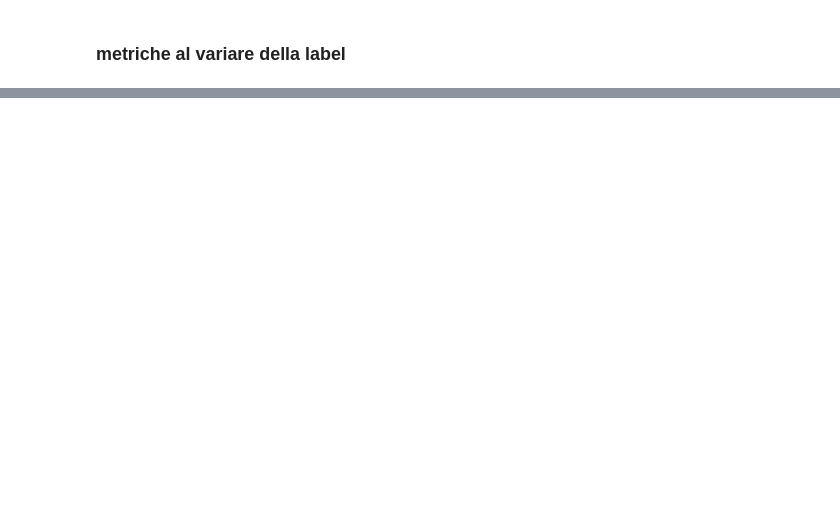
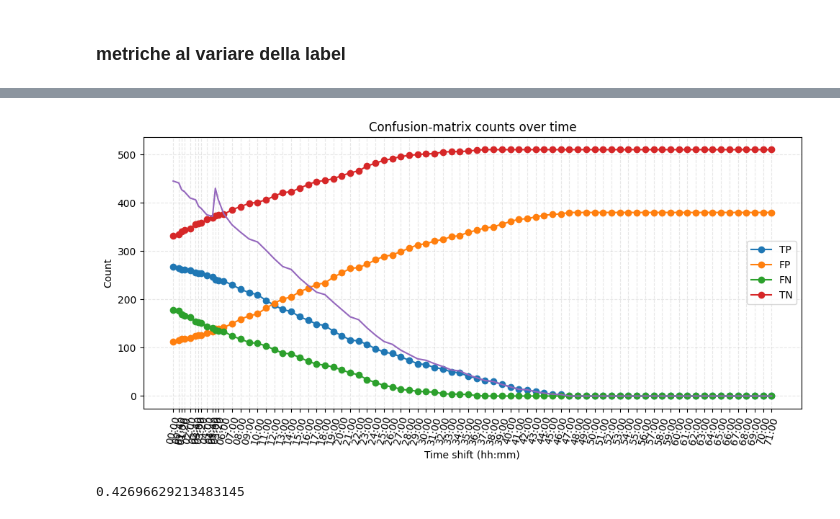
Before and after one commit to dandarm/VideoMAEv2, a Jupyter notebook: Model_stats.ipynb, the cells around one changed output, grey strips where cells are left out. Cells and saved outputs as stored; diff of their text form; code cells hidden in the pictures; blank space fills up the shorter version.

Commit message:
confusion matrix over time

```diff
--- a/Model_stats.ipynb
+++ b/Model_stats.ipynb
@@ -173,8 +228,3 @@ df_dataset_csv_test_p.merge(df_predictions, on='path')
 from dataset_labeling_study import aggiorna_label_distanza_temporale
 from build_dataset import get_gruppi_date, create_tile_videos, group_df_by_offsets
 from dataset_labeling_study import create_tile_videos_relabeling, create_df_video_from_master_df_relabeling
-# %%
-df_data = pd.read_csv("master_data_2020_wID.csv", parse_dates=['datetime', 'start_time', 'end_time', 'delta_time'])
-#df_data.info()
-df_data['delta_time'] = pd.to_timedelta(df_data['delta_time'])
-df_data.shape[0]
@@ -301,4 +333,4 @@ df_predictions
 890 rows × 3 columns
 # %%
-df_result = df_videos_many_labels[label_cols[:-1]+['path']].merge(df_predictions, on='path')
+df_result = df_videos_many_labels[label_cols+['path']].merge(df_predictions) #, on='path')
 #df_videos.merge(val_dataset, on='path')
@@ -428,0 +448,19 @@ for ylab in y_labels:
+# %%
+conf_df = confusion_counts_per_label(
+    df_result,
+    pred_col='predictions',
+    label_cols=label_cols
+)
+
+# 3) Plot (cambia metrics se vuoi mostrare solo alcune colonne)
+plot_metrics_over_time(
+    conf_df,
+    metrics=('tp', 'fp', 'fn', 'tn'),   # oppure ('tp','fp') … a tua scelta
+    sum_labels=df_result[label_cols].sum()
+)
+# %% [output]
+[figure, added]
+# %%
+df_result.predictions.sum()/df_result.shape[0]
+# %% [output]
+0.42696629213483145
```
Also changed, not shown: parts of 29 cells of this notebook, 1 other file.
